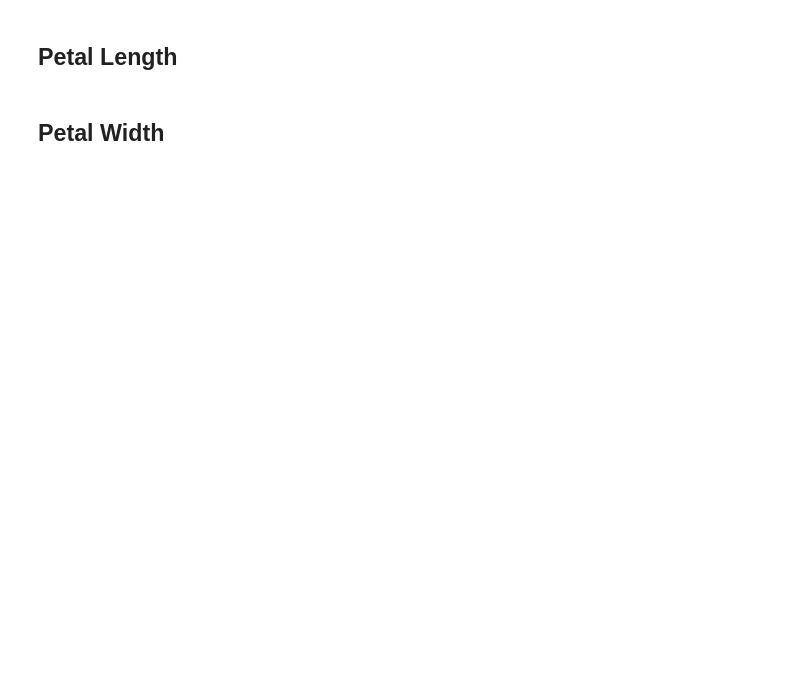
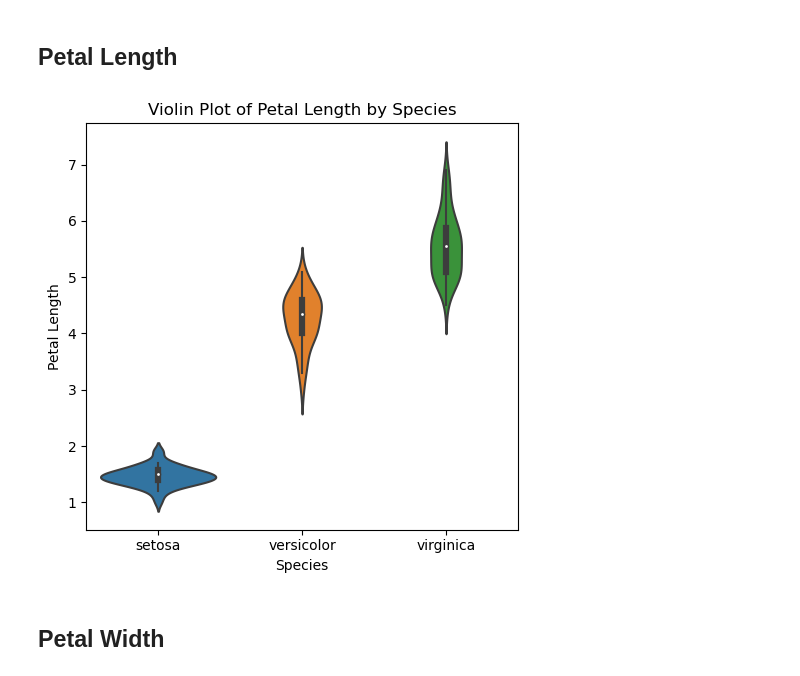
Before and after one commit to nexlanglxm/fundamentals-of-data-analysis, a Jupyter notebook: project.ipynb, the cells around one changed output. Saved outputs shown, nothing was run; the diff lists cells and outputs as text; code cells hidden in the pictures; blank space fills up the shorter version.

```diff
--- a/project.ipynb
+++ b/project.ipynb
@@ -259,4 +250,8 @@ plt.savefig(file_path)
 # %% [markdown]
 ## Petal Length
+# %%
+plot_violin_and_save(iris, 'petal_length')
+# %% [output]
+[figure, added]
 # %% [markdown]
 ## Petal Width
```
Also changed, not shown: parts of 5 cells of this notebook.
